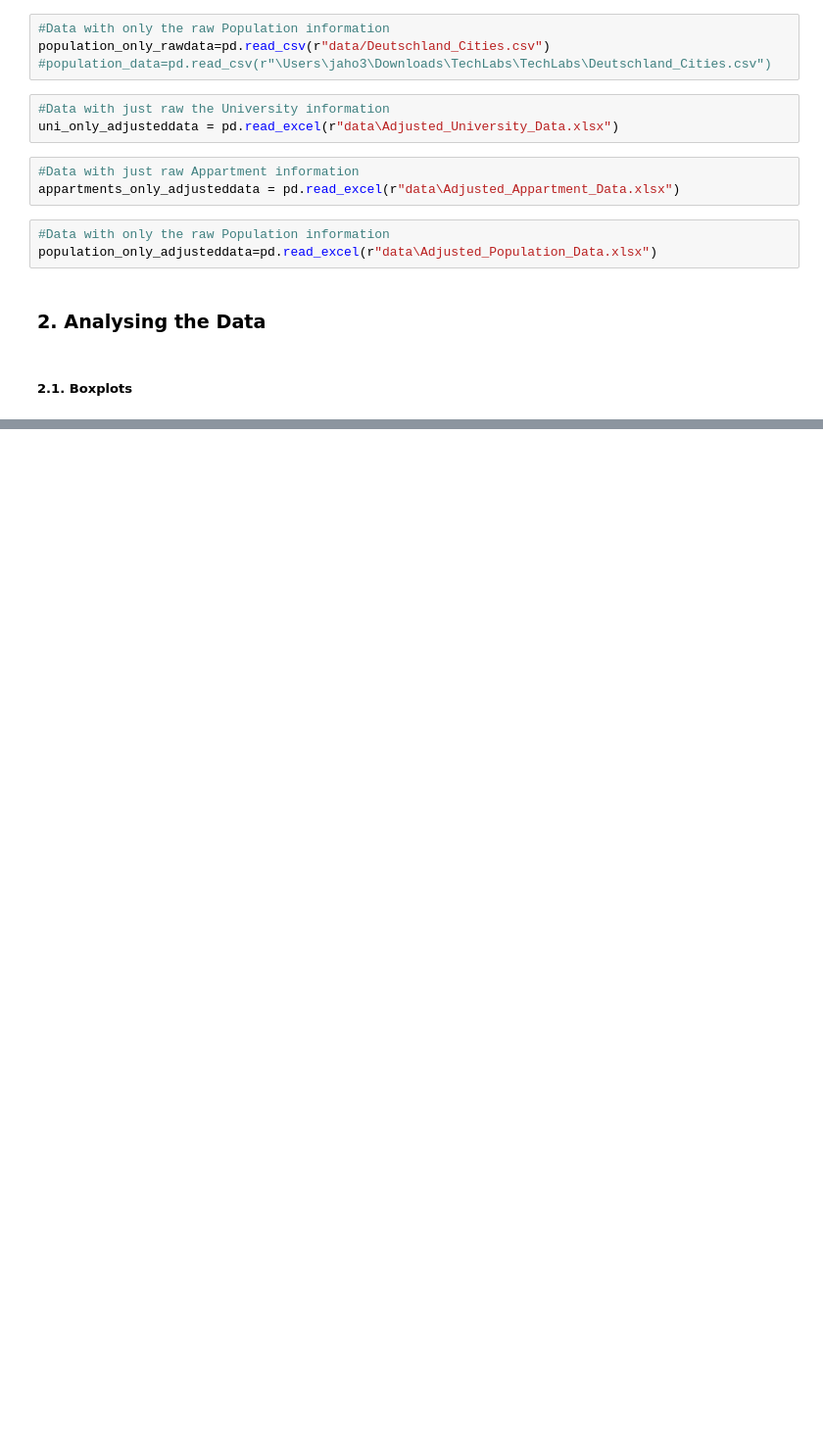
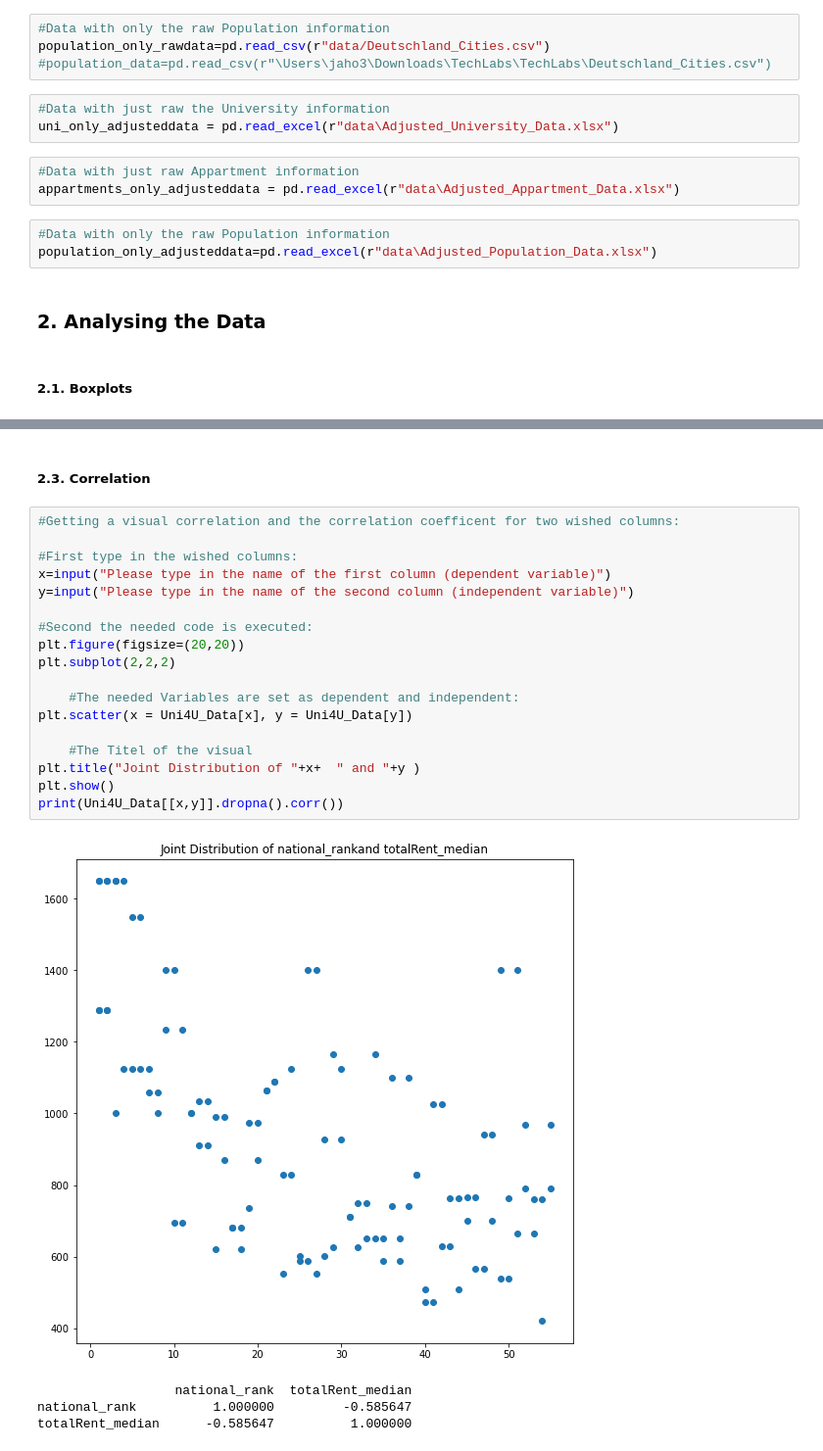
Before and after one commit to reemakk/group-3, a Jupyter notebook: Data_analysis.ipynb, the cells around one changed output, grey strips where cells are left out. Shown at 98% size. Cells and saved outputs as stored; diff of their text form; blank space fills up the shorter version.

```diff
--- a/Data_analysis.ipynb
+++ b/Data_analysis.ipynb
@@ -44,0 +76,25 @@ population_only_adjusteddata=pd.read_excel(r"data\Adjusted_Population_Data.xlsx"
+# %% [markdown]
+##### 2.3. Correlation
+# %%
+#Getting a visual correlation and the correlation coefficent for two wished columns:
+
+#First type in the wished columns:
+x=input("Please type in the name of the first column (dependent variable)")
+y=input("Please type in the name of the second column (independent variable)")
+
+#Second the needed code is executed:
+plt.figure(figsize=(20,20))
+plt.subplot(2,2,2)
+
+    #The needed Variables are set as dependent and independent:
+plt.scatter(x = Uni4U_Data[x], y = Uni4U_Data[y])
+
+    #The Titel of the visual
+plt.title("Joint Distribution of "+x+  " and "+y )
+plt.show()
+print(Uni4U_Data[[x,y]].dropna().corr())
+# %% [output]
+[figure, added]
+                  national_rank  totalRent_median
+national_rank          1.000000         -0.585647
+totalRent_median      -0.585647          1.000000
```
Also changed, not shown: parts of 5 cells of this notebook.
